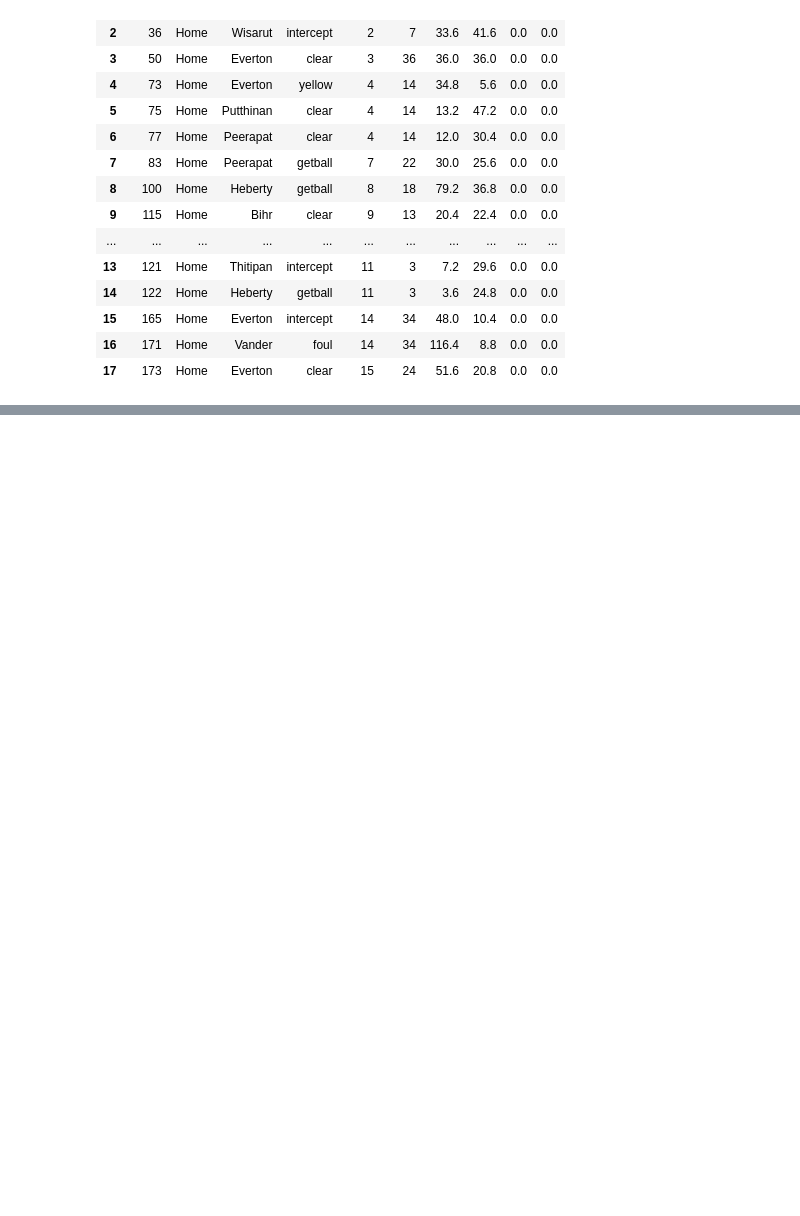
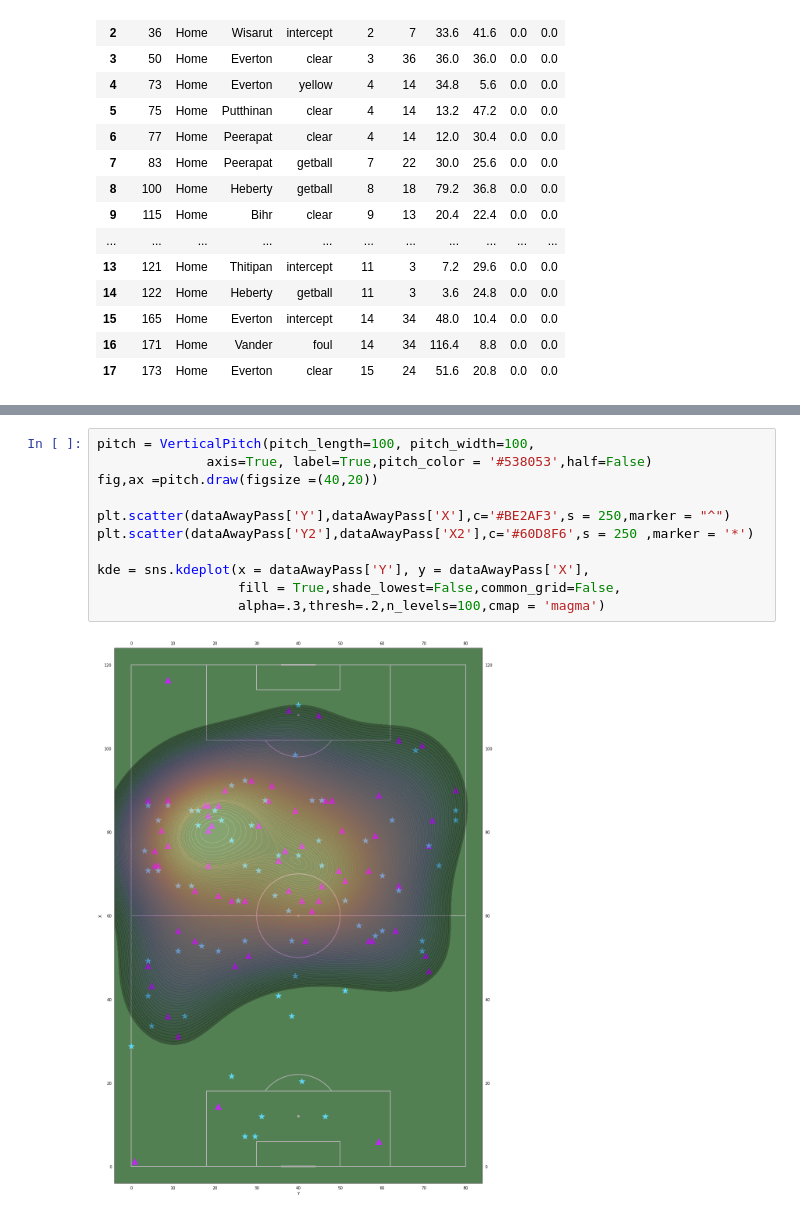
Before and after one commit to GookGai/Football_Thaileague_Analysis, a Jupyter notebook: Thaileague2021/match3/Untitled.ipynb, the cells around one changed output, grey strips where cells are left out. Drawn from its saved outputs; the diff is of its cells as text; blank space fills up the shorter version.

```diff
--- a/Thaileague2021/match3/Untitled.ipynb
+++ b/Thaileague2021/match3/Untitled.ipynb
@@ -152,0 +192,13 @@ dataHomeDef
+# %%
+pitch = VerticalPitch(pitch_length=100, pitch_width=100,
+              axis=True, label=True,pitch_color = '#538053',half=False)
+fig,ax =pitch.draw(figsize =(40,20))
+
+plt.scatter(dataAwayPass['Y'],dataAwayPass['X'],c='#BE2AF3',s = 250,marker = "^")
+plt.scatter(dataAwayPass['Y2'],dataAwayPass['X2'],c='#60D8F6',s = 250 ,marker = '*')
+
+kde = sns.kdeplot(x = dataAwayPass['Y'], y = dataAwayPass['X'],
+                  fill = True,shade_lowest=False,common_grid=False,
+                  alpha=.3,thresh=.2,n_levels=100,cmap = 'magma')
+# %% [output]
+[figure, added]
```
Also changed, not shown: parts of 3 cells of this notebook.
